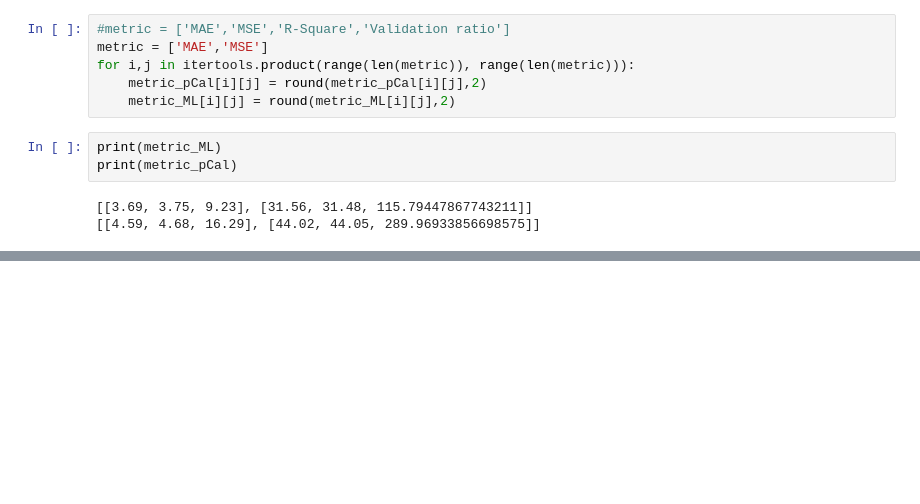
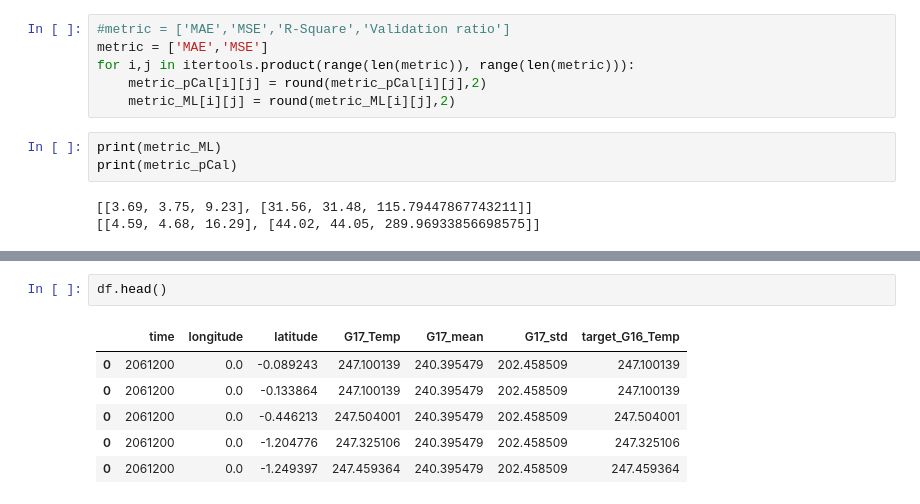
Before and after one commit to adomakor412/capstone, a Jupyter notebook: ML_Regression.ipynb, the cells around one changed output, grey strips where cells are left out. Cells and saved outputs as stored; diff of their text form; blank space fills up the shorter version.

```diff
--- a/ML_Regression.ipynb
+++ b/ML_Regression.ipynb
@@ -461,0 +460,9 @@ IndexError: list index out of range
+# %%
+df.head()
+# %% [output]
+|  | time | longitude | latitude | G17_Temp | G17_mean | G17_std | target_G16_Temp |
+| 0 | 2061200 | 0.0 | -0.089243 | 247.100139 | 240.395479 | 202.458509 | 247.100139 |
+| 0 | 2061200 | 0.0 | -0.133864 | 247.100139 | 240.395479 | 202.458509 | 247.100139 |
+| 0 | 2061200 | 0.0 | -0.446213 | 247.504001 | 240.395479 | 202.458509 | 247.504001 |
+| 0 | 2061200 | 0.0 | -1.204776 | 247.325106 | 240.395479 | 202.458509 | 247.325106 |
+| 0 | 2061200 | 0.0 | -1.249397 | 247.459364 | 240.395479 | 202.458509 | 247.459364 |
```
Also changed, not shown: parts of 2 cells of this notebook, 2 other files.
